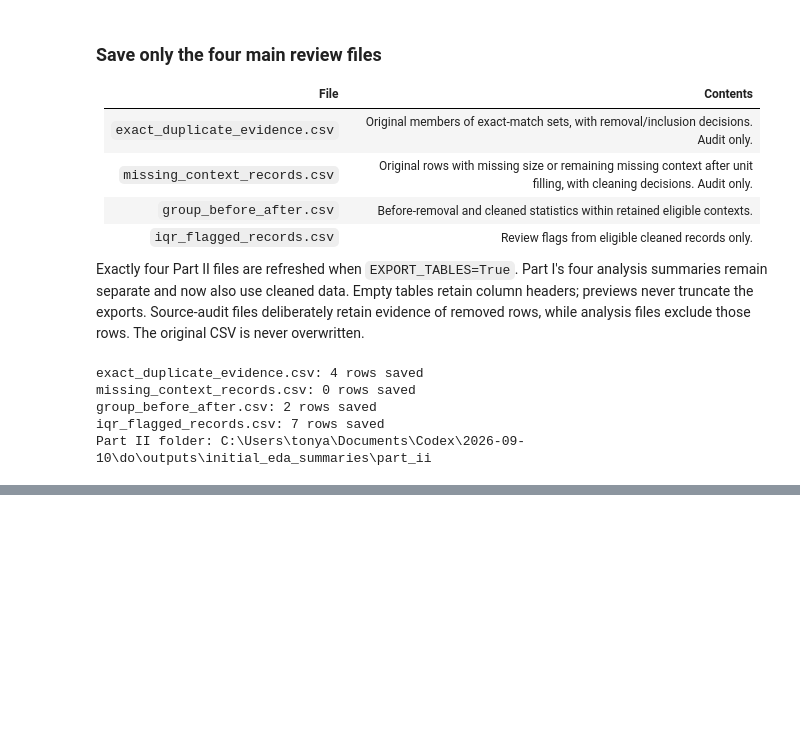
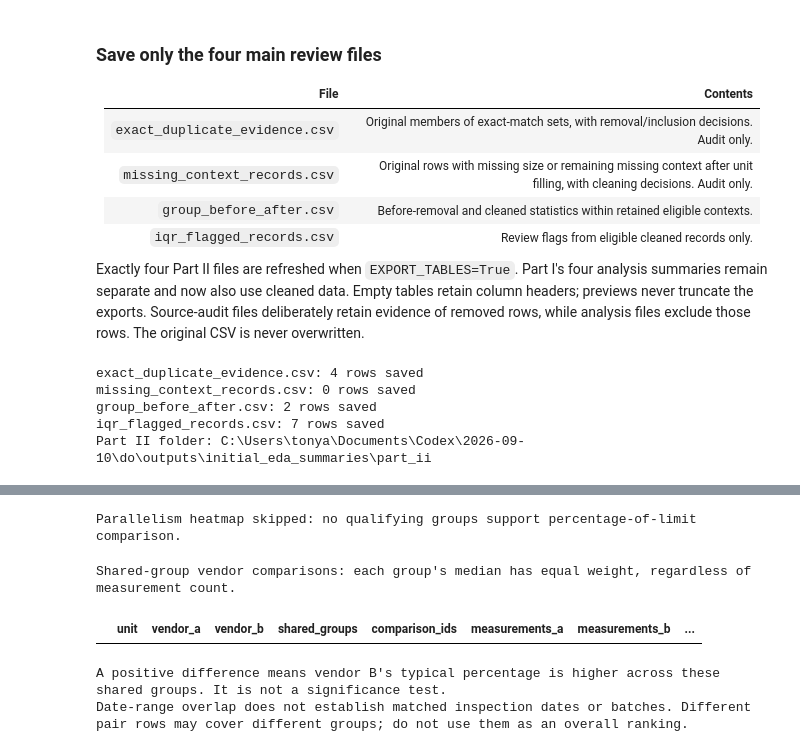
Before and after one commit to testcode851/Scripts, a Jupyter notebook: DSA/manufacturing_initial_eda_all_combinations.ipynb, the cells around one changed output, grey strips where cells are left out. Cells and saved outputs as stored; diff of their text form; code cells hidden in the pictures; blank space fills up the shorter version.

```diff
--- a/DSA/manufacturing_initial_eda_all_combinations.ipynb
+++ b/DSA/manufacturing_initial_eda_all_combinations.ipynb
@@ -1329,0 +1493,76 @@ else:
+# %%
+# 7.2: One row per measurement group, with full context labels and a common color scale.
+parallelism_heatmap_data = parallelism_metrics.loc[parallelism_normalized].copy()
+parallelism_heatmap = parallelism_heatmap_data.pivot(
+    index="comparison_id", columns="vendor_id", values="median_upper_limit_percent")
+parallelism_heatmap_counts = parallelism_heatmap_data.pivot(
+    index="comparison_id", columns="vendor_id", values="measurements")
+if P2_PLOTS and not parallelism_heatmap.empty:
+    parallelism_labels = parallelism_context.set_index("comparison_id")
+    parallelism_scale_max = max(100.0, float(parallelism_heatmap.max().max()))
+    for start in range(0, len(parallelism_heatmap), 15):
+        panel = parallelism_heatmap.iloc[start:start + 15]
+        annotations = pd.DataFrame("", index=panel.index, columns=panel.columns)
+        for gid in panel.index:
+            for vendor in panel.columns:
+                if pd.notna(panel.loc[gid, vendor]):
+                    annotations.loc[gid, vendor] = f"{panel.loc[gid, vendor]:.1f}%\nn={int(parallelism_heatmap_counts.loc[gid, vendor]):,}"
+        labels = []
+        for gid in panel.index:
+            context = parallelism_labels.loc[gid]
+            labels.append(f"{gid} | {context.feature_name} | Part {context.part_number}\n"
+                          f"{context.material_family}, {context['size']}, {context.unit} | upper={context.upper_tolerance:g}")
+        fig, ax = plt.subplots(figsize=(max(9, 1.35 * len(panel.columns)), max(3, .85 * len(panel))))
+        ax.set_facecolor("#eeeeee")
+        sns.heatmap(panel.astype(float), mask=panel.isna(), annot=annotations, fmt="",
+                    cmap="YlOrRd", vmin=0, vmax=parallelism_scale_max, linewidths=.5,
+                    cbar_kws={"label": "Median measurement as % of upper limit"}, ax=ax)
+        ax.set_yticklabels(labels, rotation=0)
+        ax.set_xticklabels(ax.get_xticklabels(), rotation=0)
+        ax.set(xlabel="Vendor ID", ylabel="Comparison group",
+               title=f"Parallelism: typical measurement relative to upper limit ({start + 1}–{start + len(panel)} of {len(parallelism_heatmap)})")
+        fig.text(.5, .01, "Gray = no qualifying value. Counts follow cleaning. Percentages are not failure rates.", ha="center", fontsize=9)
+        fig.tight_layout(rect=[0, .05, 1, 1])
+        plt.show(); plt.close(fig)
+elif parallelism_heatmap.empty:
+    print("Parallelism heatmap skipped: no qualifying groups support percentage-of-limit comparison.")
+# %% [output]
+Parallelism heatmap skipped: no qualifying groups support percentage-of-limit comparison.
+# %%
+# 7.3: Summarize only identical shared group sets within each vendor pair and unit label.
+from itertools import combinations
+parallelism_pair_rows = []
+for unit_label, unit_metrics in parallelism_heatmap_data.groupby("unit", sort=True):
+    for vendor_a, vendor_b in combinations(sorted(unit_metrics.vendor_id.unique()), 2):
+        a = unit_metrics.loc[unit_metrics.vendor_id.eq(vendor_a)].set_index("comparison_id")
+        b = unit_metrics.loc[unit_metrics.vendor_id.eq(vendor_b)].set_index("comparison_id")
+        shared = sorted(set(a.index) & set(b.index))
+        if not shared:
+            continue
+        a, b = a.loc[shared], b.loc[shared]
+        dates_complete = a.first_date.notna() & a.last_date.notna() & b.first_date.notna() & b.last_date.notna()
+        overlaps = dates_complete & a.first_date.le(b.last_date) & b.first_date.le(a.last_date)
+        value_a, value_b = a.median_upper_limit_percent.mean(), b.median_upper_limit_percent.mean()
+        parallelism_pair_rows.append(dict(
+            unit=unit_label, vendor_a=vendor_a, vendor_b=vendor_b, shared_groups=len(shared),
+            comparison_ids=", ".join(shared), measurements_a=int(a.measurements.sum()),
+            measurements_b=int(b.measurements.sum()),
+            mean_group_median_percent_a=value_a, mean_group_median_percent_b=value_b,
+            difference_b_minus_a_percentage_points=value_b - value_a,
+            groups_with_overlapping_date_ranges=int(overlaps.sum()),
+            groups_without_date_range_overlap=int((dates_complete & ~overlaps).sum()),
+            groups_with_unknown_date_ranges=int((~dates_complete).sum()),
+            scope="one group only" if len(shared) == 1 else "equal weight across the same shared groups"))
+parallelism_pair_summary = pd.DataFrame(parallelism_pair_rows, columns=[
+    "unit", "vendor_a", "vendor_b", "shared_groups", "comparison_ids", "measurements_a", "measurements_b",
+    "mean_group_median_percent_a", "mean_group_median_percent_b", "difference_b_minus_a_percentage_points",
+    "groups_with_overlapping_date_ranges", "groups_without_date_range_overlap", "groups_with_unknown_date_ranges", "scope"])
+print("Shared-group vendor comparisons: each group's median has equal weight, regardless of measurement count.")
+display(parallelism_pair_summary)
+print("A positive difference means vendor B's typical percentage is higher across these shared groups. It is not a significance test.")
+print("Date-range overlap does not establish matched inspection dates or batches. Different pair rows may cover different groups; do not use them as an overall ranking.")
+# %% [output]
+Shared-group vendor comparisons: each group's median has equal weight, regardless of measurement count.
+|  | unit | vendor_a | vendor_b | shared_groups | comparison_ids | measurements_a | measurements_b | ... |
+A positive difference means vendor B's typical percentage is higher across these shared groups. It is not a significance test.
+Date-range overlap does not establish matched inspection dates or batches. Different pair rows may cover different groups; do not use them as an overall ranking.
```
Also changed, not shown: parts of 4 cells of this notebook.
